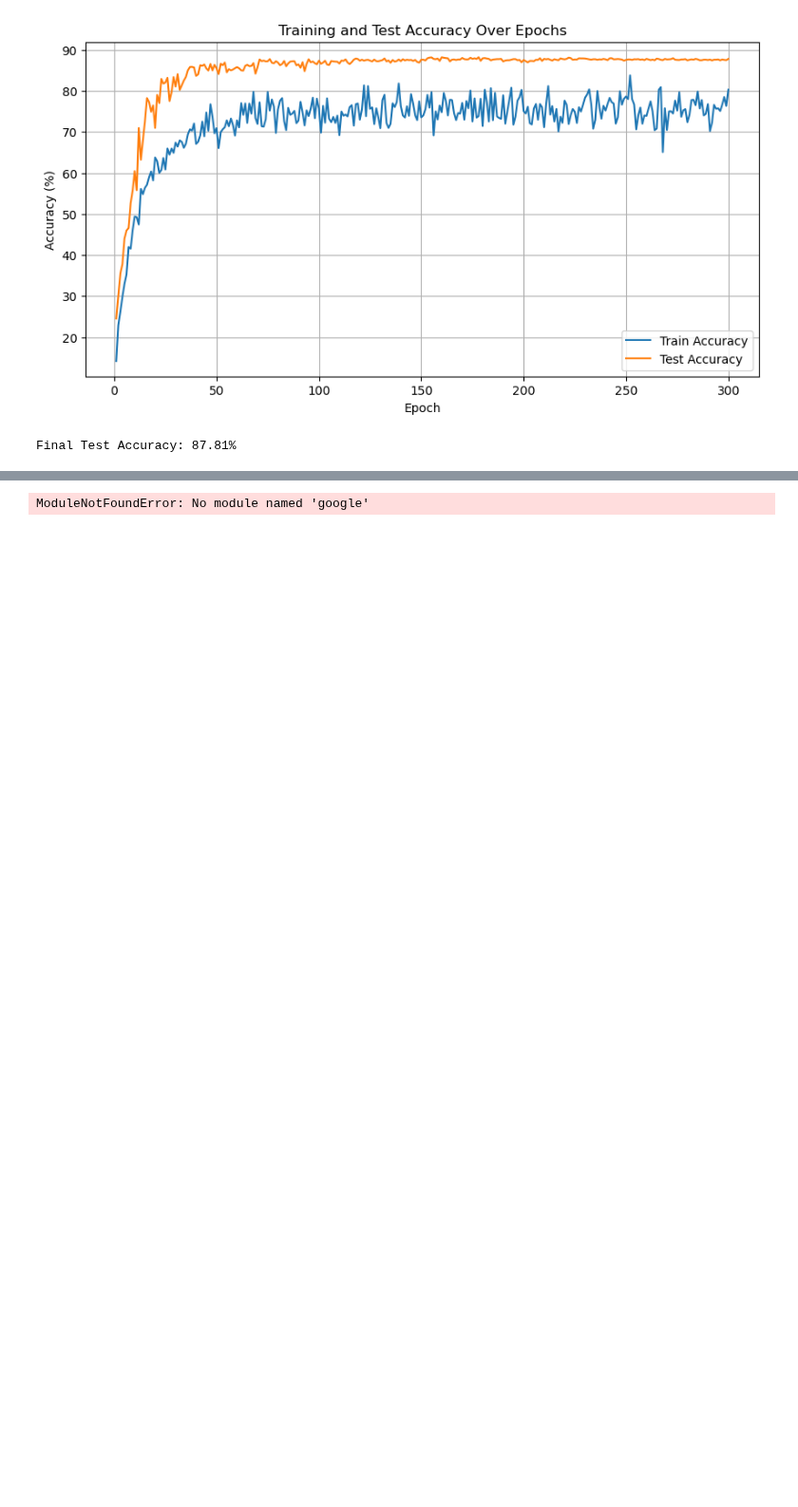
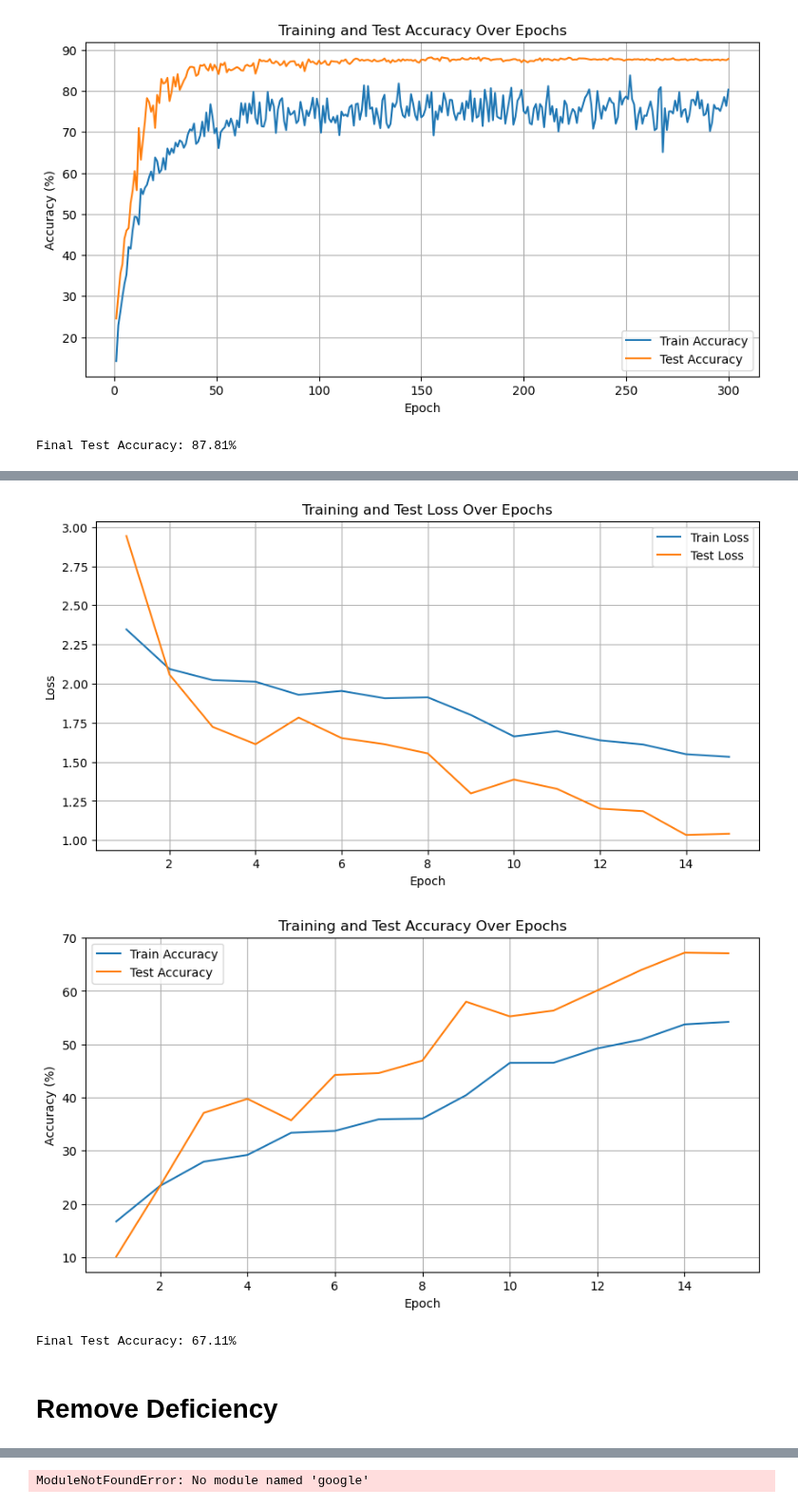
Before and after one commit to MARCI-UTK/EDS4AI, a Jupyter notebook: CIFAR10_With_FCNN.ipynb, the cells around one changed output, grey strips where cells are left out. Shown at 95% size. Drawn from its saved outputs; the diff is of its cells as text; code cells hidden in the pictures; blank space fills up the shorter version.

Commit message:
60% inclusive data with 15 epoch critical period

```diff
--- a/CIFAR10_With_FCNN.ipynb
+++ b/CIFAR10_With_FCNN.ipynb
@@ -506,0 +521,2 @@ Final Test Accuracy: 87.81%
+# %%
+critical_epochs = 15
@@ -506,0 +627,31 @@ Final Test Accuracy: 87.81%
+# %%
+# Plot loss curves
+plt.figure(figsize=(10,5))
+plt.plot(range(1, critical_epochs+1), train_loss_list, label='Train Loss')
+plt.plot(range(1, critical_epochs+1), test_loss_list, label='Test Loss')
+plt.xlabel('Epoch')
+plt.ylabel('Loss')
+plt.title('Training and Test Loss Over Epochs')
+plt.legend()
+plt.grid()
+plt.show()
+
+# Plot accuracy curves
+plt.figure(figsize=(10,5))
+plt.plot(range(1, critical_epochs+1), train_acc_list, label='Train Accuracy')
+plt.plot(range(1, critical_epochs+1), test_acc_list, label='Test Accuracy')
+plt.xlabel('Epoch')
+plt.ylabel('Accuracy (%)')
+plt.title('Training and Test Accuracy Over Epochs')
+plt.legend()
+plt.grid()
+plt.show()
+
+# Print final test accuracy
+print(f"Final Test Accuracy: {test_acc_list[-1]:.2f}%")
+# %% [output]
+[figure, added]
+[figure, added]
+Final Test Accuracy: 67.11%
+# %% [markdown]
+# Remove Deficiency
```
Also changed, not shown: parts of 9 cells of this notebook.
